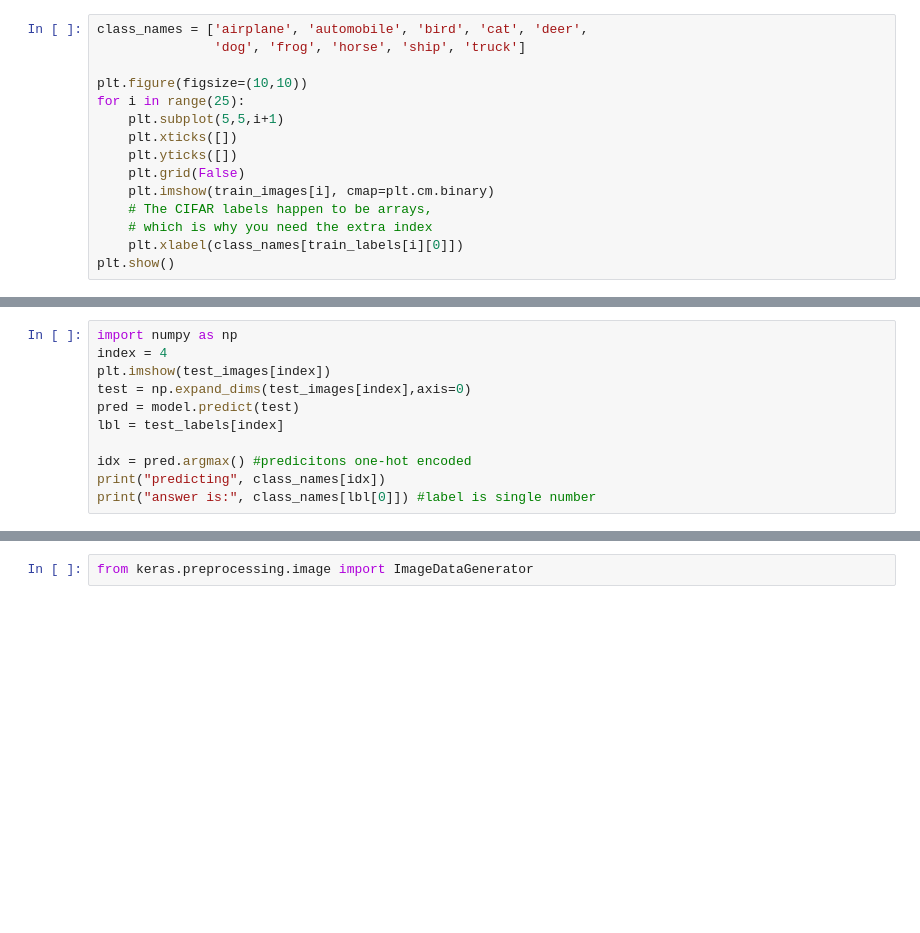
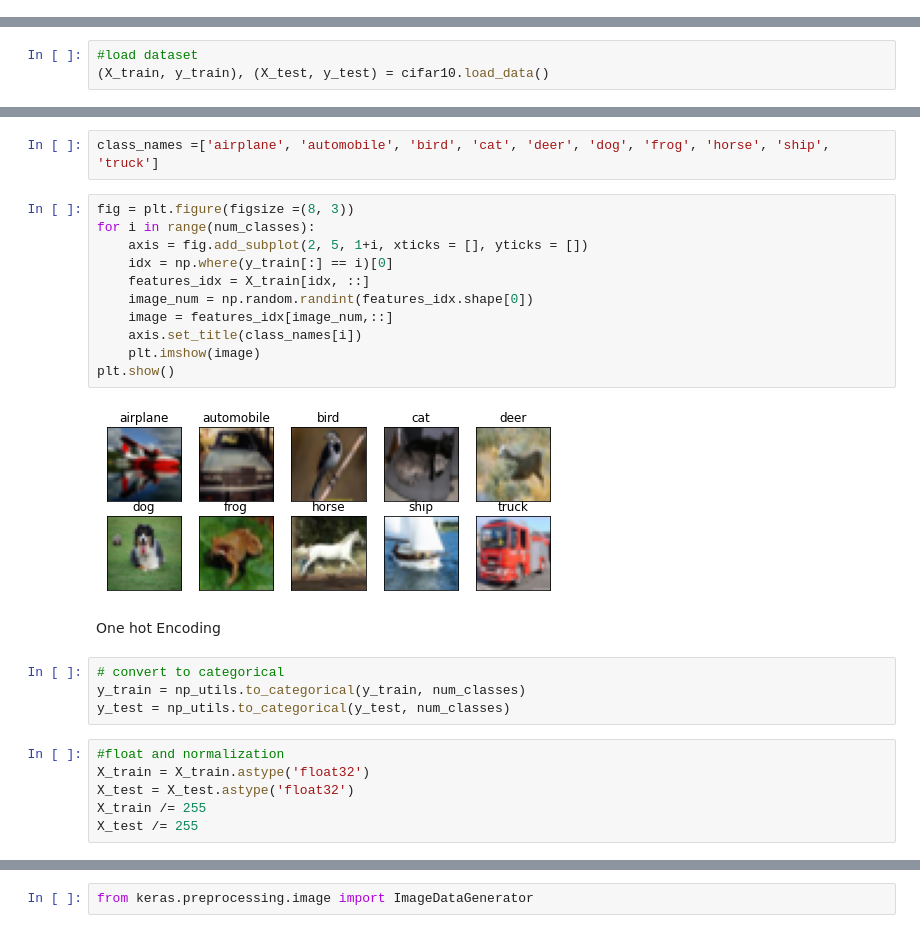
Before and after one commit to scottbing/SB_BSSD5350_Hwk10.1, a Jupyter notebook: SB_5350_CNN_Train10.1.ipynb, the cells around one changed output, grey strips where cells are left out. Cells and saved outputs as stored; diff of their text form; blank space fills up the shorter version.

```diff
--- a/SB_5350_CNN_Train10.1.ipynb
+++ b/SB_5350_CNN_Train10.1.ipynb
@@ -72,15 +0,0 @@ To verify that the dataset looks correct, let's plot the first 25 images from th
-# %%
-class_names = ['airplane', 'automobile', 'bird', 'cat', 'deer',
-               'dog', 'frog', 'horse', 'ship', 'truck']
-
-plt.figure(figsize=(10,10))
-for i in range(25):
-    plt.subplot(5,5,i+1)
-    plt.xticks([])
-    plt.yticks([])
-    plt.grid(False)
-    plt.imshow(train_images[i], cmap=plt.cm.binary)
-    # The CIFAR labels happen to be arrays,
-    # which is why you need the extra index
-    plt.xlabel(class_names[train_labels[i][0]])
-plt.show()
@@ -258,11 +0,0 @@ model = tf.keras.models.load_model('saved_models\\scotts-cifar10-cnn')
-# %%
-import numpy as np
-index = 4
-plt.imshow(test_images[index])
-test = np.expand_dims(test_images[index],axis=0)
-pred = model.predict(test)
-lbl = test_labels[index]
-
-idx = pred.argmax() #predicitons one-hot encoded
-print("predicting", class_names[idx])
-print("answer is:", class_names[lbl[0]]) #label is single number
@@ -305,0 +14,3 @@ Now we will perform data augmentation on the improved model which might improve
+# %%
+#load dataset
+(X_train, y_train), (X_test, y_test) = cifar10.load_data()
@@ -305,0 +34,27 @@ Now we will perform data augmentation on the improved model which might improve
+# %%
+class_names =['airplane', 'automobile', 'bird', 'cat', 'deer', 'dog', 'frog', 'horse', 'ship', 'truck']
+# %%
+fig = plt.figure(figsize =(8, 3))
+for i in range(num_classes):
+    axis = fig.add_subplot(2, 5, 1+i, xticks = [], yticks = [])
+    idx = np.where(y_train[:] == i)[0]
+    features_idx = X_train[idx, ::]
+    image_num = np.random.randint(features_idx.shape[0])
+    image = features_idx[image_num,::]
+    axis.set_title(class_names[i])
+    plt.imshow(image)
+plt.show()
+# %% [output]
+[figure, added]
+# %% [markdown]
+One hot Encoding
+# %%
+# convert to categorical
+y_train = np_utils.to_categorical(y_train, num_classes)
+y_test = np_utils.to_categorical(y_test, num_classes)
+# %%
+#float and normalization
+X_train = X_train.astype('float32')
+X_test = X_test.astype('float32')
+X_train /= 255
+X_test /= 255
```
Also changed, not shown: parts of 73 cells of this notebook, 1 other file.
